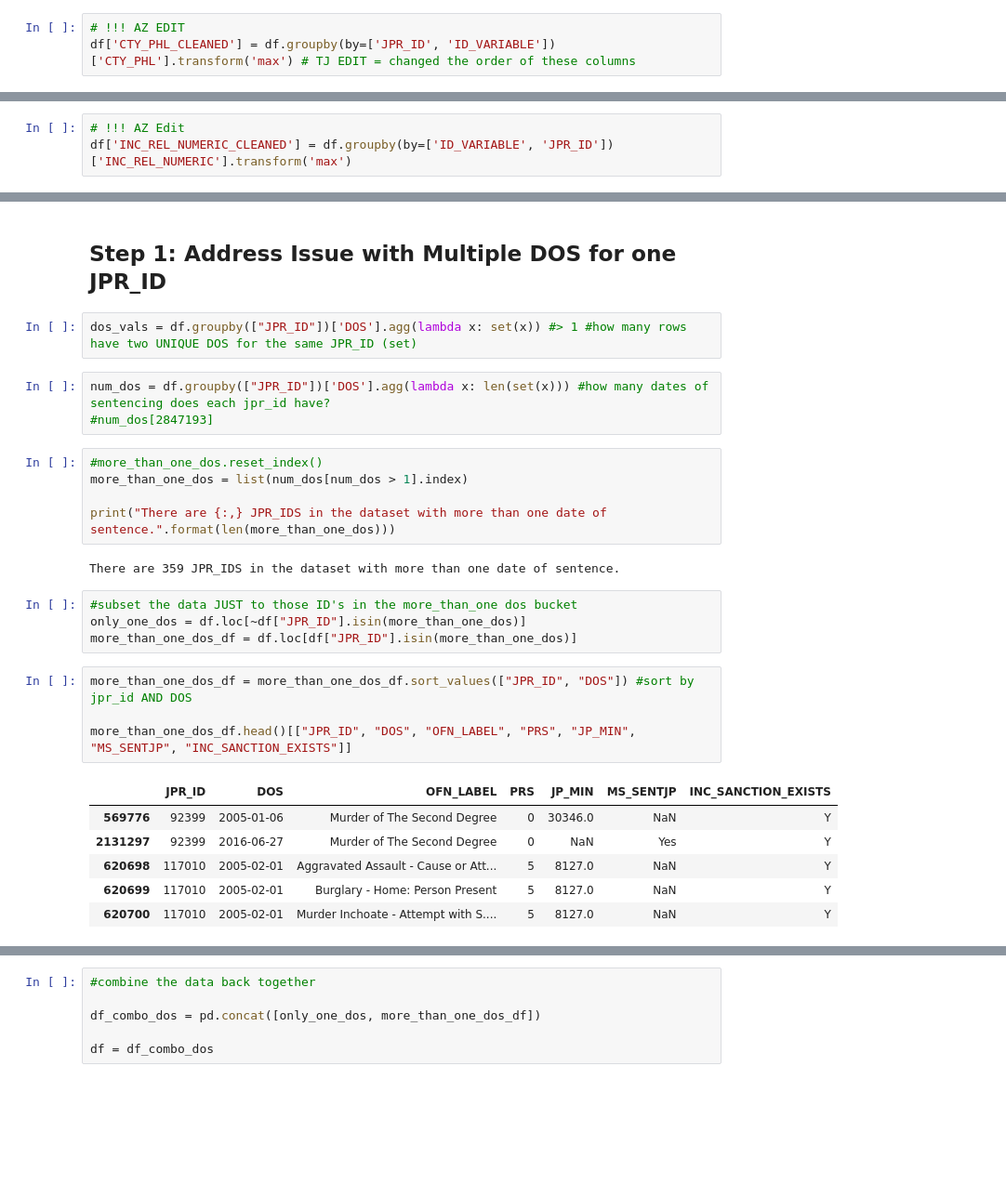
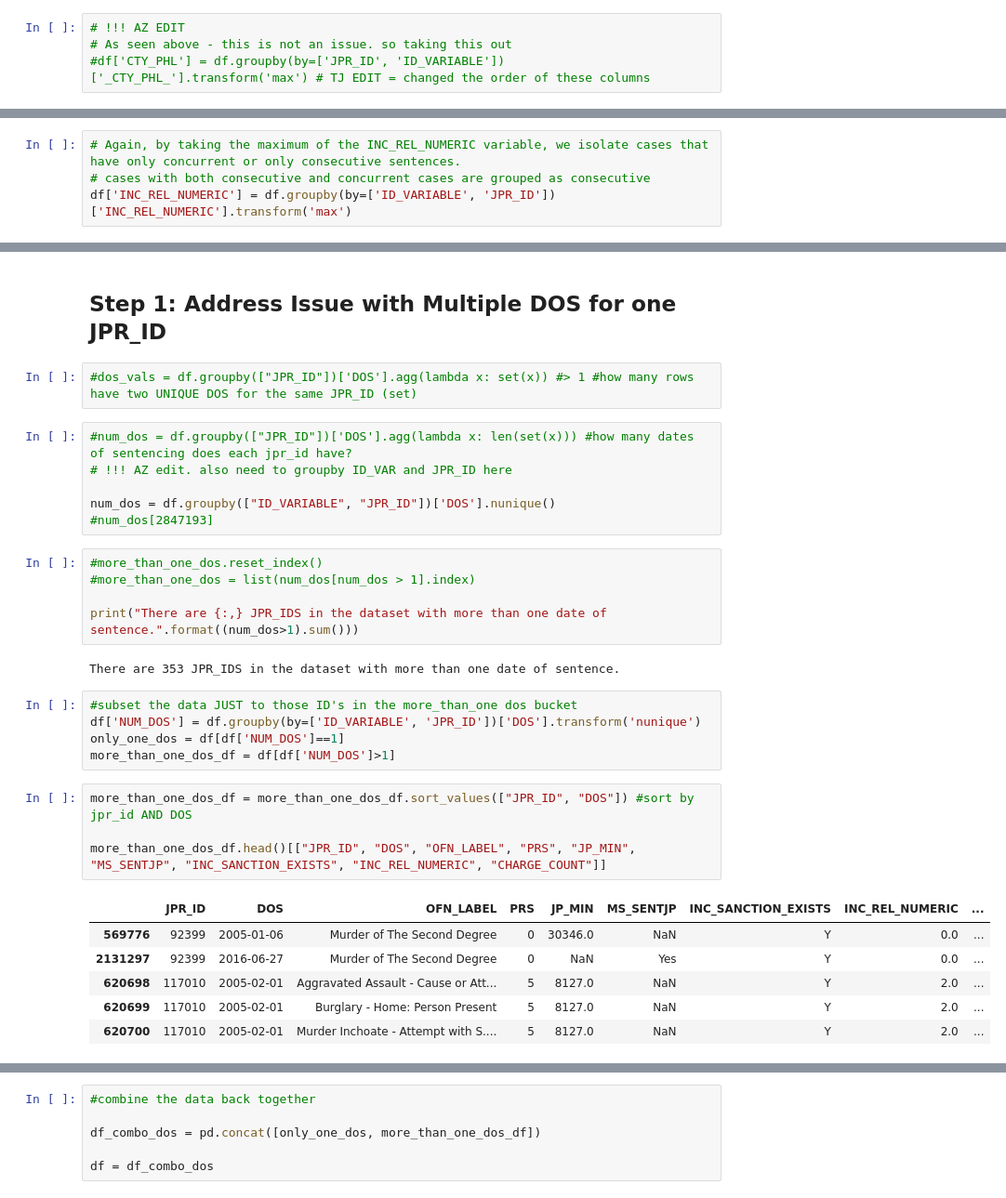
Before and after one commit to aud-z/PA_sentencing, a Jupyter notebook: data_cleaning_pipeline_additional_analysis.ipynb, the cells around one changed output, grey strips where cells are left out. Shown at 93% size. Cells and saved outputs as stored; diff of their text form; blank space fills up the shorter version.

```diff
--- a/data_cleaning_pipeline_additional_analysis.ipynb
+++ b/data_cleaning_pipeline_additional_analysis.ipynb
@@ -406,6 +422,7 @@ df['CTY_PHL'] = np.where(df['COUNTY']=='Philadelphia', 1, 0)
 # %%
 # !!! AZ EDIT
-df['CTY_PHL_CLEANED'] = df.groupby(by=['JPR_ID', 'ID_VARIABLE'])['CTY_PHL'].transform('max') # TJ EDIT = changed the order of these columns
+# As seen above - this is not an issue. so taking this out
+#df['CTY_PHL'] = df.groupby(by=['JPR_ID', 'ID_VARIABLE'])['_CTY_PHL_'].transform('max') # TJ EDIT = changed the order of these columns
 # %% [markdown]
 # Adding Concurrent and Consecutive Sentencing Info
 # %%
@@ -434,9 +451,10 @@ df[df['INC_RELATIONSHIP'].isna()][['INC_REL_NUMERIC', 'INC_RELATIONSHIP']].head(
 | 2 | 0.0 | NaN |
 | 3 | 0.0 | NaN |
 | 4 | 0.0 | NaN |
-# %%
-# !!! AZ Edit
-df['INC_REL_NUMERIC_CLEANED'] = df.groupby(by=['ID_VARIABLE', 'JPR_ID'])['INC_REL_NUMERIC'].transform('max')
+# %%
+# Again, by taking the maximum of the INC_REL_NUMERIC variable, we isolate cases that have only concurrent or only consecutive sentences.
+# cases with both consecutive and concurrent cases are grouped as consecutive
+df['INC_REL_NUMERIC'] = df.groupby(by=['ID_VARIABLE', 'JPR_ID'])['INC_REL_NUMERIC'].transform('max')
 # %%
 # !!! AZ Edit
 
@@ -472,32 +491,36 @@ df[(df['ID_VARIABLE']==1884187) & (df['JPR_ID']==5199873)][['CHARGE_COUNT', 'JPR
 # %% [markdown]
 ## Step 1: Address Issue with Multiple DOS for one JPR_ID
 # %%
-dos_vals = df.groupby(["JPR_ID"])['DOS'].agg(lambda x: set(x)) #> 1 #how many rows have two UNIQUE DOS for the same JPR_ID (set)
+#dos_vals = df.groupby(["JPR_ID"])['DOS'].agg(lambda x: set(x)) #> 1 #how many rows have two UNIQUE DOS for the same JPR_ID (set)
 # %%
-num_dos = df.groupby(["JPR_ID"])['DOS'].agg(lambda x: len(set(x))) #how many dates of sentencing does each jpr_id have?
+#num_dos = df.groupby(["JPR_ID"])['DOS'].agg(lambda x: len(set(x))) #how many dates of sentencing does each jpr_id have?
+# !!! AZ edit. also need to groupby ID_VAR and JPR_ID here
+
+num_dos = df.groupby(["ID_VARIABLE", "JPR_ID"])['DOS'].nunique()
 #num_dos[2847193]
 # %%
 #more_than_one_dos.reset_index()
-more_than_one_dos = list(num_dos[num_dos > 1].index)
+#more_than_one_dos = list(num_dos[num_dos > 1].index)
 
-print("There are {:,} JPR_IDS in the dataset with more than one date of sentence.".format(len(more_than_one_dos)))
+print("There are {:,} JPR_IDS in the dataset with more than one date of sentence.".format((num_dos>1).sum()))
 # %% [output]
-There are 359 JPR_IDS in the dataset with more than one date of sentence.
+There are 353 JPR_IDS in the dataset with more than one date of sentence.
 # %%
 #subset the data JUST to those ID's in the more_than_one dos bucket
-only_one_dos = df.loc[~df["JPR_ID"].isin(more_than_one_dos)]
-more_than_one_dos_df = df.loc[df["JPR_ID"].isin(more_than_one_dos)]
+df['NUM_DOS'] = df.groupby(by=['ID_VARIABLE', 'JPR_ID'])['DOS'].transform('nunique')
+only_one_dos = df[df['NUM_DOS']==1]
+more_than_one_dos_df = df[df['NUM_DOS']>1]
 # %%
 more_than_one_dos_df = more_than_one_dos_df.sort_values(["JPR_ID", "DOS"]) #sort by jpr_id AND DOS
 
-more_than_one_dos_df.head()[["JPR_ID", "DOS", "OFN_LABEL", "PRS", "JP_MIN", "MS_SENTJP", "INC_SANCTION_EXISTS"]]
+more_than_one_dos_df.head()[["JPR_ID", "DOS", "OFN_LABEL", "PRS", "JP_MIN", "MS_SENTJP", "INC_SANCTION_EXISTS", "INC_REL_NUMERIC", "CHARGE_COUNT"]]
 # %% [output]
-|  | JPR_ID | DOS | OFN_LABEL | PRS | JP_MIN | MS_SENTJP | INC_SANCTION_EXISTS |
-| 569776 | 92399 | 2005-01-06 | Murder of The Second Degree | 0 | 30346.0 | NaN | Y |
-| 2131297 | 92399 | 2016-06-27 | Murder of The Second Degree | 0 | NaN | Yes | Y |
-| 620698 | 117010 | 2005-02-01 | Aggravated Assault - Cause or Att... | 5 | 8127.0 | NaN | Y |
-| 620699 | 117010 | 2005-02-01 | Burglary - Home: Person Present | 5 | 8127.0 | NaN | Y |
-| 620700 | 117010 | 2005-02-01 | Murder Inchoate - Attempt with S.... | 5 | 8127.0 | NaN | Y |
+|  | JPR_ID | DOS | OFN_LABEL | PRS | JP_MIN | MS_SENTJP | INC_SANCTION_EXISTS | INC_REL_NUMERIC | ... |
+| 569776 | 92399 | 2005-01-06 | Murder of The Second Degree | 0 | 30346.0 | NaN | Y | 0.0 | ... |
+| 2131297 | 92399 | 2016-06-27 | Murder of The Second Degree | 0 | NaN | Yes | Y | 0.0 | ... |
+| 620698 | 117010 | 2005-02-01 | Aggravated Assault - Cause or Att... | 5 | 8127.0 | NaN | Y | 2.0 | ... |
+| 620699 | 117010 | 2005-02-01 | Burglary - Home: Person Present | 5 | 8127.0 | NaN | Y | 2.0 | ... |
+| 620700 | 117010 | 2005-02-01 | Murder Inchoate - Attempt with S.... | 5 | 8127.0 | NaN | Y | 2.0 | ... |
 # %%
 #create a new column with the NEW_DOS value
 more_than_one_dos_df["MAX_DOS"] = more_than_one_dos_df.groupby("JPR_ID")["DOS"].transform("max") #take the latest date of sentencing
```
Also changed, not shown: parts of 87 cells of this notebook.
